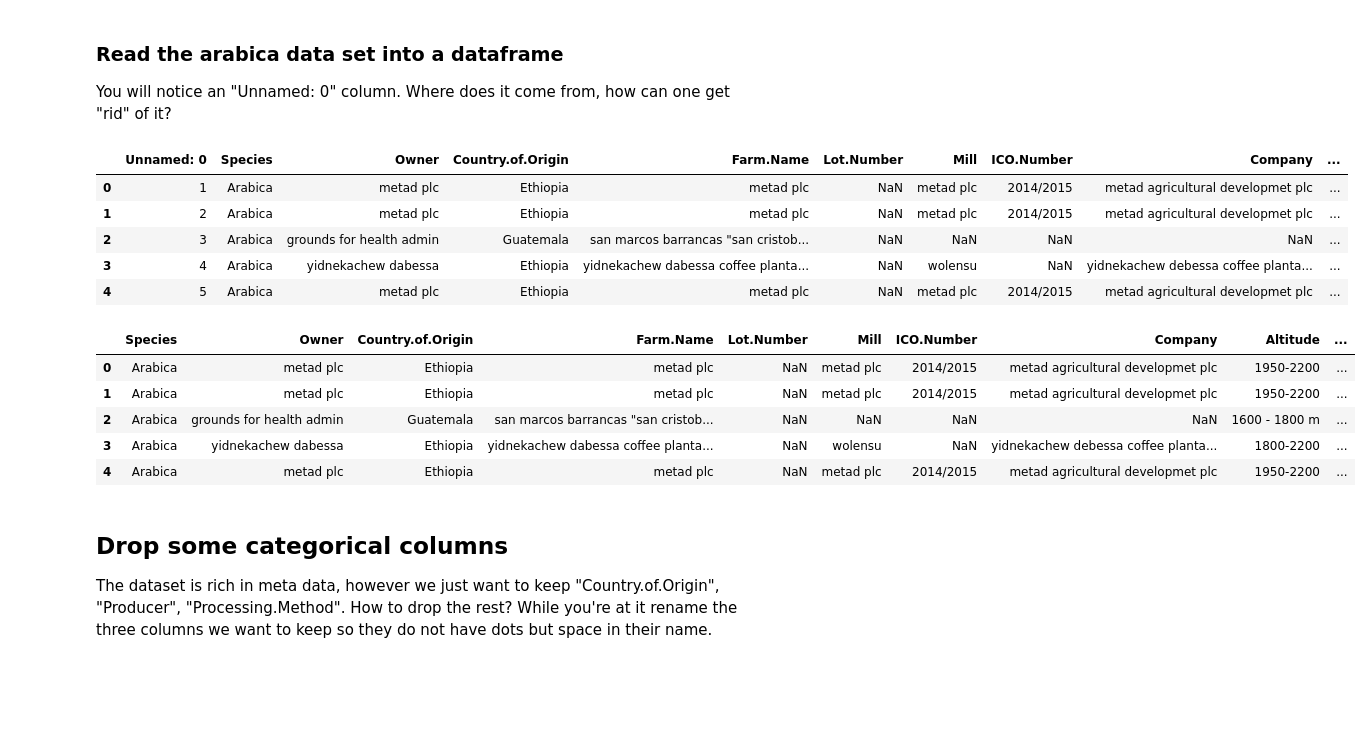
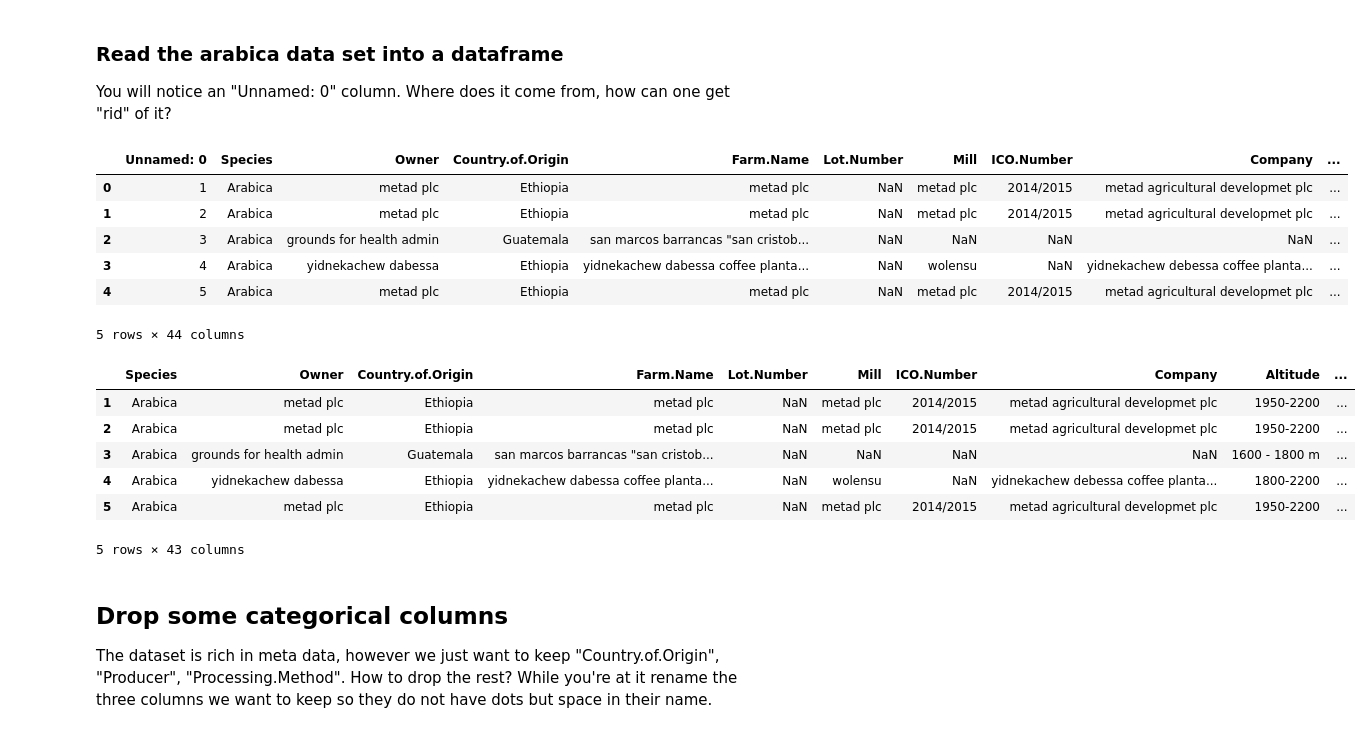
Before and after one commit to anafink/advanced_python_2021-22_HD, a Jupyter notebook: notebooks/exercises/day 6/06.exercise_pandas_loving_coffee.ipynb, the cells around one changed output. Cells and saved outputs as stored; diff of their text form; code cells hidden in the pictures; blank space fills up the shorter version.

```diff
--- a/notebooks/exercises/day 6/06.exercise_pandas_loving_coffee.ipynb
+++ b/notebooks/exercises/day 6/06.exercise_pandas_loving_coffee.ipynb
@@ -15,7 +7,7 @@ https://fufezan.net
 ### Read the arabica data set into a dataframe
 You will notice an "Unnamed: 0" column. Where does it come from, how can one get "rid" of it?
 # %%
-coffee_df = pd.read_csv("../data/arabica_data_cleaned.csv")
+coffee_df = pd.read_csv("../../../data/arabica_data_cleaned.csv")
 coffee_df.head()
 # %% [output]
 |  | Unnamed: 0 | Species | Owner | Country.of.Origin | Farm.Name | Lot.Number | Mill | ICO.Number | Company | ... |
@@ -24,16 +16,19 @@ coffee_df.head()
 | 2 | 3 | Arabica | grounds for health admin | Guatemala | san marcos barrancas "san cristob... | NaN | NaN | NaN | NaN | ... |
 | 3 | 4 | Arabica | yidnekachew dabessa | Ethiopia | yidnekachew dabessa coffee planta... | NaN | wolensu | NaN | yidnekachew debessa coffee planta... | ... |
 | 4 | 5 | Arabica | metad plc | Ethiopia | metad plc | NaN | metad plc | 2014/2015 | metad agricultural developmet plc | ... |
+5 rows × 44 columns
 # %%
-del coffee_df["Unnamed: 0"]
+coffee_df = coffee_df.set_index("Unnamed: 0")
+coffee_df.index.name = None
 coffee_df.head()
 # %% [output]
 |  | Species | Owner | Country.of.Origin | Farm.Name | Lot.Number | Mill | ICO.Number | Company | Altitude | ... |
-| 0 | Arabica | metad plc | Ethiopia | metad plc | NaN | metad plc | 2014/2015 | metad agricultural developmet plc | 1950-2200 | ... |
 | 1 | Arabica | metad plc | Ethiopia | metad plc | NaN | metad plc | 2014/2015 | metad agricultural developmet plc | 1950-2200 | ... |
-| 2 | Arabica | grounds for health admin | Guatemala | san marcos barrancas "san cristob... | NaN | NaN | NaN | NaN | 1600 - 1800 m | ... |
-| 3 | Arabica | yidnekachew dabessa | Ethiopia | yidnekachew dabessa coffee planta... | NaN | wolensu | NaN | yidnekachew debessa coffee planta... | 1800-2200 | ... |
-| 4 | Arabica | metad plc | Ethiopia | metad plc | NaN | metad plc | 2014/2015 | metad agricultural developmet plc | 1950-2200 | ... |
+| 2 | Arabica | metad plc | Ethiopia | metad plc | NaN | metad plc | 2014/2015 | metad agricultural developmet plc | 1950-2200 | ... |
+| 3 | Arabica | grounds for health admin | Guatemala | san marcos barrancas "san cristob... | NaN | NaN | NaN | NaN | 1600 - 1800 m | ... |
+| 4 | Arabica | yidnekachew dabessa | Ethiopia | yidnekachew dabessa coffee planta... | NaN | wolensu | NaN | yidnekachew debessa coffee planta... | 1800-2200 | ... |
+| 5 | Arabica | metad plc | Ethiopia | metad plc | NaN | metad plc | 2014/2015 | metad agricultural developmet plc | 1950-2200 | ... |
+5 rows × 43 columns
 # %% [markdown]
 ## Drop some categorical columns
 The dataset is rich in meta data, however we just want to keep "Country.of.Origin", "Producer", "Processing.Method". How to drop the rest?
```
Also changed, not shown: parts of 13 cells of this notebook.
